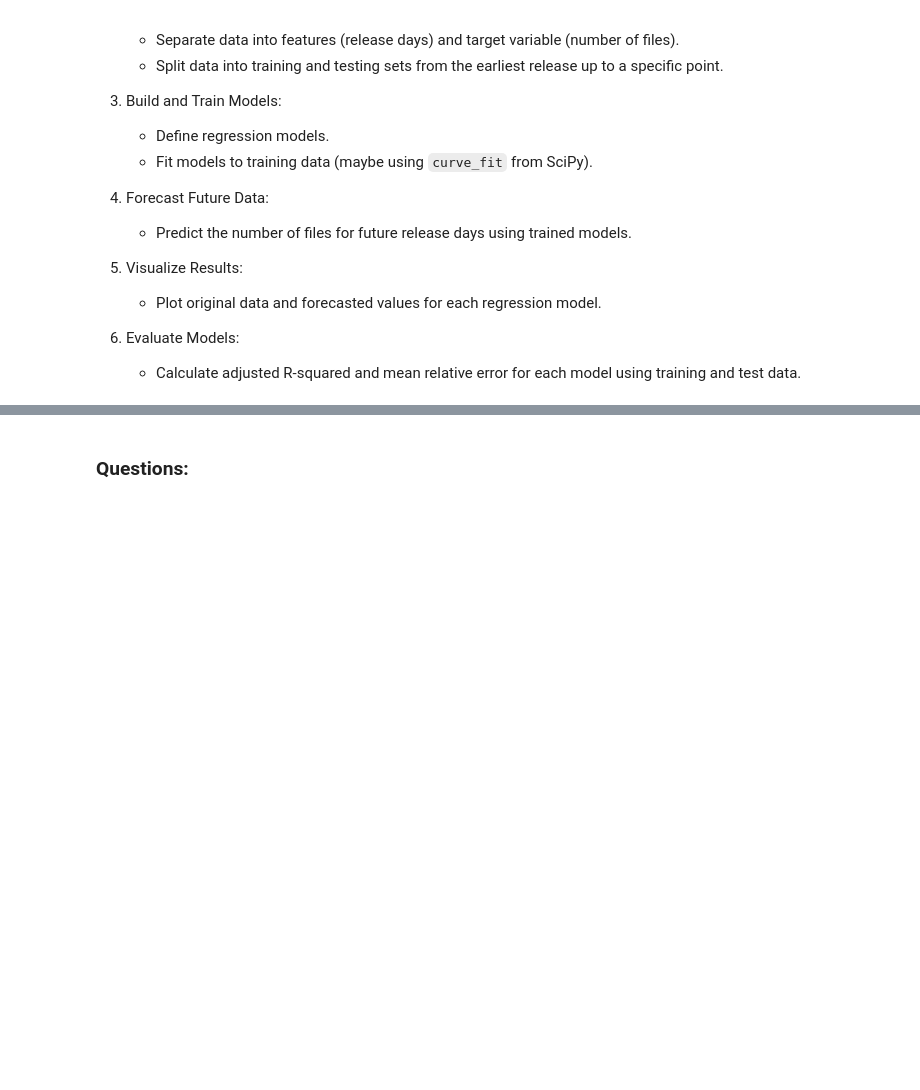
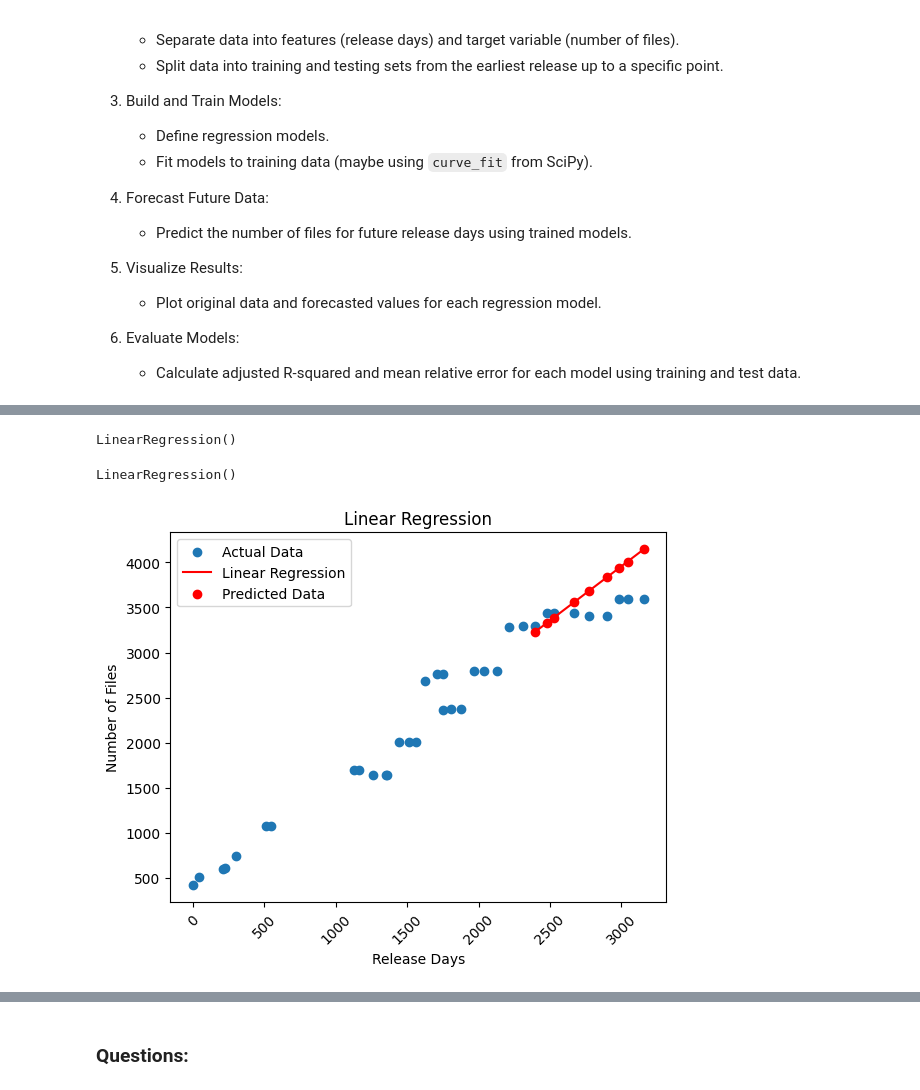
Before and after one commit to ThomasBernard28/Software-Evolution-Practical-Lehmans-Laws, a Jupyter notebook: LawsSoftEvol_CodeCounting.ipynb, the cells around one changed output, grey strips where cells are left out. Saved outputs shown, nothing was run; the diff lists cells and outputs as text; code cells hidden in the pictures; blank space fills up the shorter version.

```diff
--- a/LawsSoftEvol_CodeCounting.ipynb
+++ b/LawsSoftEvol_CodeCounting.ipynb
@@ -291,3 +290,8 @@ Using **Dataset A**, apply parametric regression models (e.g., linear, exponenti
    - Calculate adjusted R-squared and mean relative error for each model using training and test data.
 # %%
 # WRITE YOUR CODE HERE
+filtered_data['release_date'] = pd.to_datetime(filtered_data['release_date'])
+# earliest release date
+earliest_date = filtered_data['release_date'].min()
+filtered_data['release_days'] = (filtered_data['release_date'] - earliest_date).dt.days
+filtered_data
@@ -294,4 +326,28 @@ Using **Dataset A**, apply parametric regression models (e.g., linear, exponenti
 # %%
 # WRITE YOUR CODE HERE
+y = filtered_data['nFiles']
+
+
+split_date = '2015-07-28'
+train_data = filtered_data[filtered_data['release_date'] < split_date]
+test_data = filtered_data[filtered_data['release_date'] >= split_date]
 # %%
 # WRITE YOUR CODE HERE
+# Define regression models
+lr = LinearRegression()
+lr.curve_fit = True
+#fit model to training data
+lr.fit(train_data[['release_days']], train_data['nFiles'])
+# %% [output]
+LinearRegression()
+# %%
+import sklearn.preprocessing
+x = train_data[['release_days']]
+
+poly_features = sklearn.preprocessing.PolynomialFeatures(degree=2)
+x_poly = poly_features.fit_transform(x)
+
+quad_reg = LinearRegression()
+quad_reg.fit(x_poly, train_data['nFiles'])
+# %% [output]
+LinearRegression()
@@ -298,4 +362,22 @@ Using **Dataset A**, apply parametric regression models (e.g., linear, exponenti
 # %%
 # WRITE YOUR CODE HERE
+y_pred = lr.predict(test_data[['release_days']])
+
+y_quad_pred = quad_reg.predict(poly_features.fit_transform(test_data[['release_days']]))
+
+y_log_train_pred = np.exp(intercept + slope * x)
+y_log_test_pred = np.exp(intercept + slope * test_data[['release_days']])
 # %%
 # WRITE YOUR CODE HERE
+#plot the actual data and the predicted data
+plt.scatter(filtered_data['release_days'], filtered_data['nFiles'], label='Actual Data')
+plt.plot(test_data['release_days'], y_pred, color='red', label='Linear Regression')
+plt.scatter(test_data['release_days'], y_pred, color='red', label='Predicted Data')
+plt.xlabel('Release Days')
+plt.ylabel('Number of Files')
+plt.title('Linear Regression')
+plt.legend()
+plt.xticks(rotation=45)
+plt.show()
+# %% [output]
+[figure, added]
```
Also changed, not shown: parts of 13 cells of this notebook.
